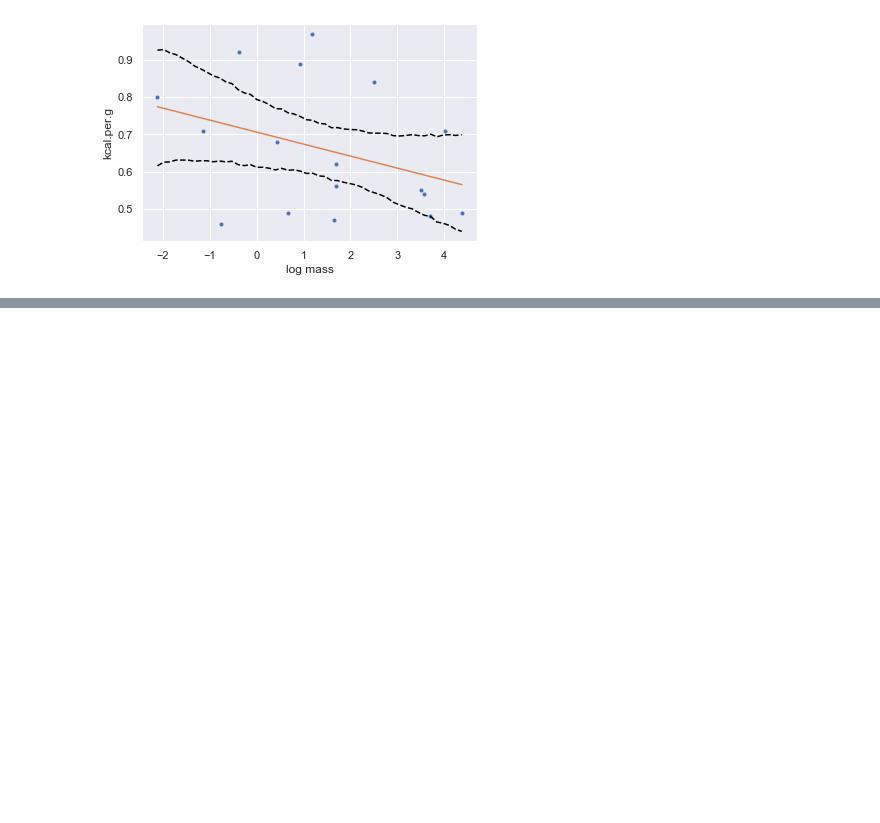
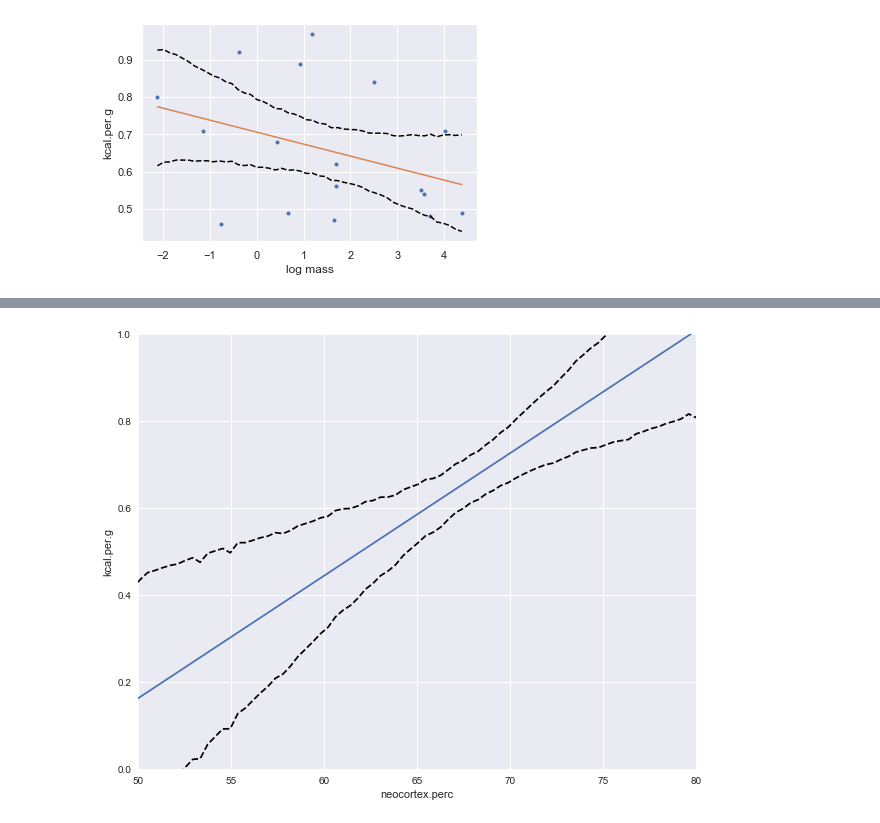
Before and after one commit to jkelley7/stat_rethinking, a Jupyter notebook: Chapter_5.ipynb, the cells around one changed output, grey strips where cells are left out. Drawn from its saved outputs; the diff is of its cells as text; code cells hidden in the pictures; blank space fills up the shorter version.

```diff
--- a/Chapter_5.ipynb
+++ b/Chapter_5.ipynb
@@ -394,7 +394,7 @@ Name: neocortex_perc, dtype: float64
 # %% [markdown]
 ## Code 5.19
 # %%
-dcc = d[~d.neocortex_perc.isna()]
+dcc = d[~d.neocortex_perc.isna()].copy()
 # %% [markdown]
 ## Code 5.20 - 22
 # %%
@@ -493,0 +490,12 @@ plt.show()
+# %%
+shared_x57 = tt.shared(dcc[['neocortex_perc','log_mass']].values)
+shared_y57 = tt.shared(dcc.kcal_per_g.values)
+# %%
+with pm.Model() as m57:
+    alpha = pm.Normal('alpha', mu =0, sigma = 100)
+    beta1 =  pm.Normal('beta_bn', mu = 0, sigma = 1)
+    beta2 =  pm.Normal('beta_blm', mu = 0, sigma = 1)
+    sigma = pm.Uniform('sigma', lower = 0, upper =10)
+    mu = pm.Deterministic('mu', alpha + beta1*shared_x57.get_value()[:,0] + beta2*shared_x57.get_value()[:,1])
+    kcal = pm.Normal('kcal', mu = mu, sigma = sigma, observed = shared_y57)
+    trace57 = pm.sample(draws=1000, tune = 1000)
@@ -493,0 +522,16 @@ plt.show()
+# %%
+mean_log_mass = np.mean(dcc.log_mass)
+np_seq = np.linspace(40,80,100)
+mu = trace57['alpha'] + trace57['beta_bn']*np_seq[:, None] + trace57['beta_blm']*mean_log_mass
+mu_hpd = az.hpd(mu.T, credible_interval=.89)
+plt.figure(figsize = (10,8))
+plt.plot(np_seq, mu.mean(axis = 1))
+plt.plot(np_seq, mu_hpd[:,1], linestyle = '--', color ='black')
+plt.plot(np_seq, mu_hpd[:,0], linestyle = '--', color = 'black')
+plt.ylim(0,1)
+plt.xlim(50,80)
+plt.xlabel('neocortex.perc')
+plt.ylabel('kcal.per.g')
+plt.show()
+# %% [output]
+[figure, added]
```
Also changed, not shown: parts of 8 cells of this notebook.
